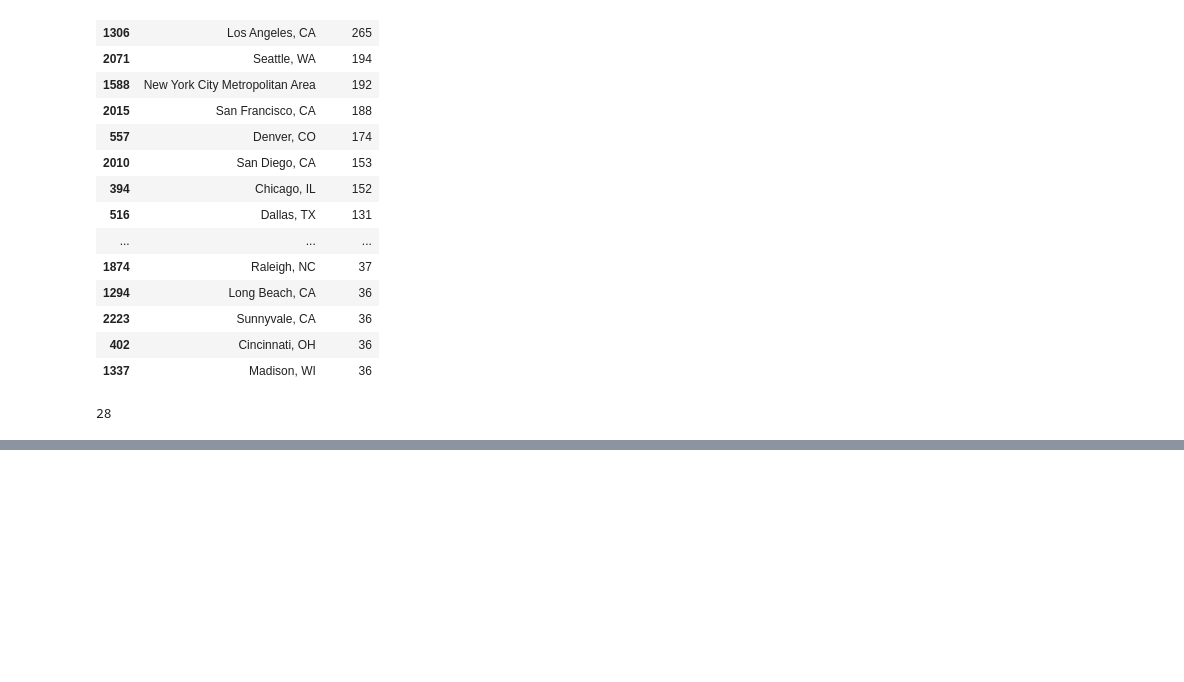
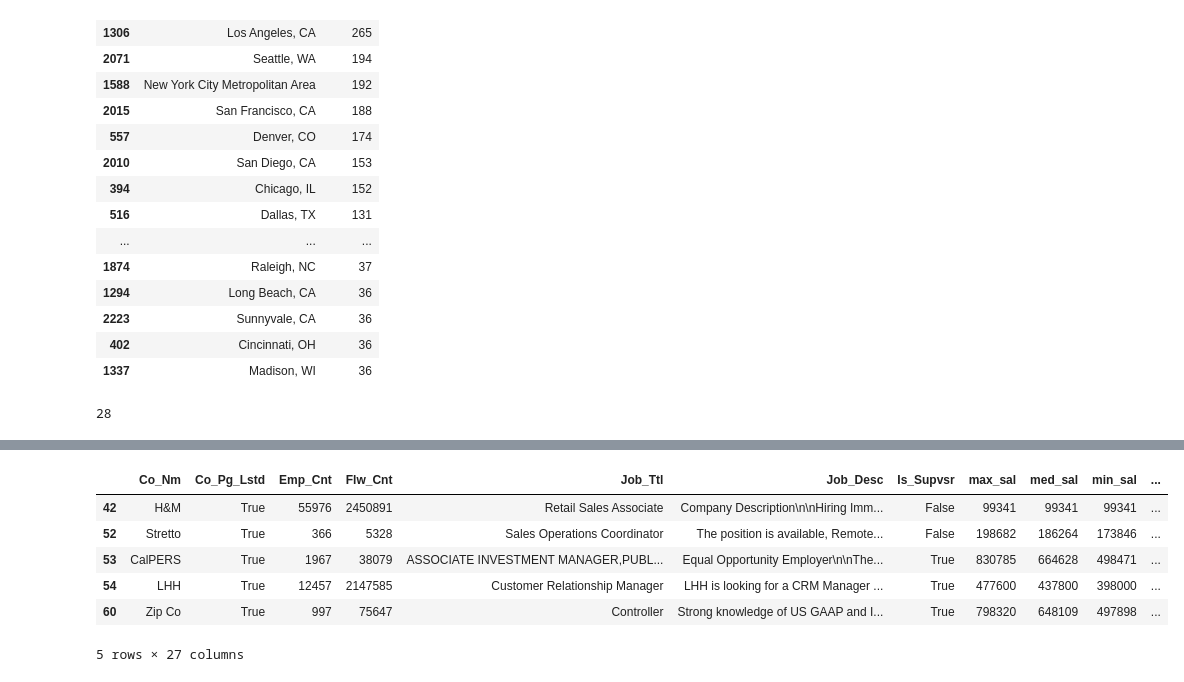
Before and after one commit to MOlowski/Job-posting, a Jupyter notebook: LinkedinJobs_DataPreparation.ipynb, the cells around one changed output, grey strips where cells are left out. Cells and saved outputs as stored; diff of their text form; code cells hidden in the pictures; blank space fills up the shorter version.

```diff
--- a/LinkedinJobs_DataPreparation.ipynb
+++ b/LinkedinJobs_DataPreparation.ipynb
@@ -123,0 +180,16 @@ df_med_sal['med_sal_yearly'] = df_med_sal.apply(
+# %%
+dollar_exchange_rate= float(dollar_exchange_rate.replace(",","."))
+# %%
+df_med_sal['max_sal'] = df_med_sal['max_sal_yearly'].apply(lambda x: round(x*dollar_exchange_rate))
+df_med_sal['med_sal'] = df_med_sal['med_sal_yearly'].apply(lambda x: round(x*dollar_exchange_rate))
+df_med_sal['min_sal'] = df_med_sal['min_sal_yearly'].apply(lambda x: round(x*dollar_exchange_rate))
+# %%
+df_med_sal.head()
+# %% [output]
+|  | Co_Nm | Co_Pg_Lstd | Emp_Cnt | Flw_Cnt | Job_Ttl | Job_Desc | Is_Supvsr | max_sal | med_sal | min_sal | ... |
+| 42 | H&M | True | 55976 | 2450891 | Retail Sales Associate | Company Description\n\nHiring Imm... | False | 99341 | 99341 | 99341 | ... |
+| 52 | Stretto | True | 366 | 5328 | Sales Operations Coordinator | The position is available, Remote... | False | 198682 | 186264 | 173846 | ... |
+| 53 | CalPERS | True | 1967 | 38079 | ASSOCIATE INVESTMENT MANAGER,PUBL... | Equal Opportunity Employer\n\nThe... | True | 830785 | 664628 | 498471 | ... |
+| 54 | LHH | True | 12457 | 2147585 | Customer Relationship Manager | LHH is looking for a CRM Manager ... | True | 477600 | 437800 | 398000 | ... |
+| 60 | Zip Co | True | 997 | 75647 | Controller | Strong knowledge of US GAAP and I... | True | 798320 | 648109 | 497898 | ... |
+5 rows × 27 columns
```
Also changed, not shown: parts of 9 cells of this notebook, 3 other files.
